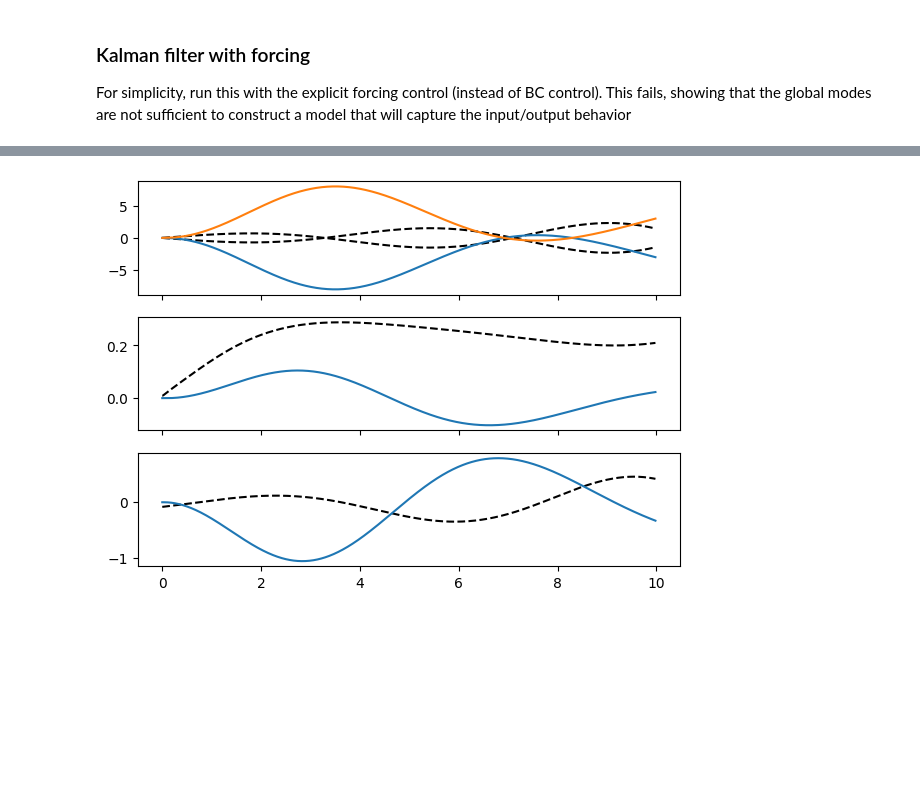
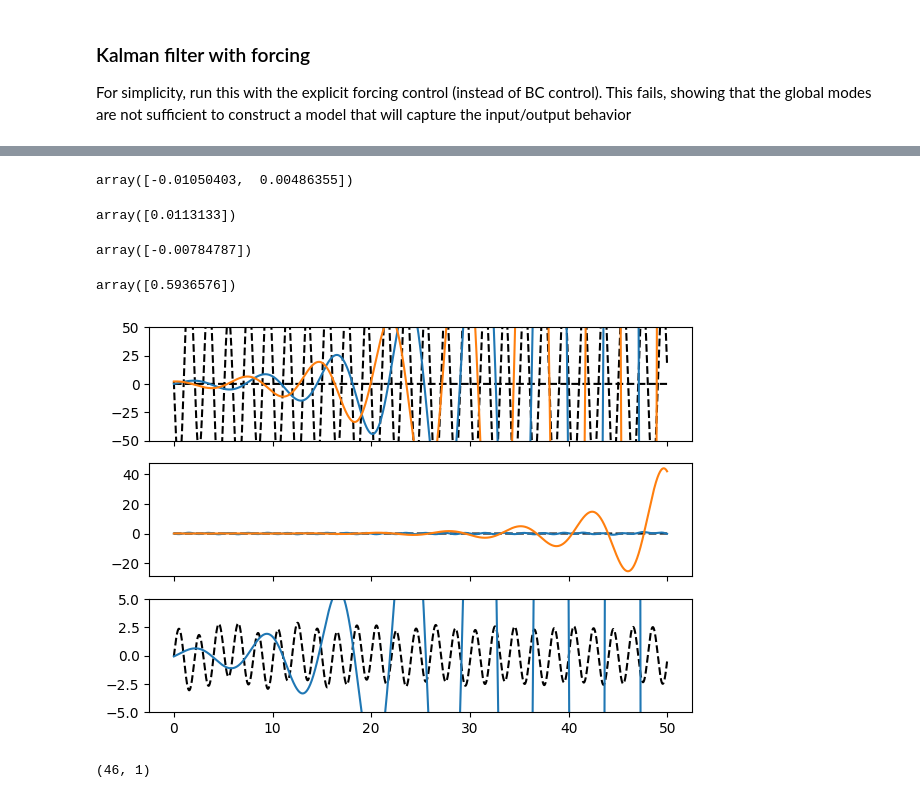
Before and after one commit to dynamicslab/hydrogym, a Jupyter notebook: examples/cylinder/model_reduction/global_proj.ipynb, the cells around one changed output, grey strips where cells are left out. Cells and saved outputs as stored; diff of their text form; code cells hidden in the pictures; blank space fills up the shorter version.

```diff
--- a/examples/cylinder/model_reduction/global_proj.ipynb
+++ b/examples/cylinder/model_reduction/global_proj.ipynb
@@ -630,7 +607,7 @@ plt.show()
 # T @ (W^T @ qC) and subtract it from the full flow field projection at each step
 
 zC = np.array([flow.inner_product(qC, W[j]) for j in range(r)])
-xC = -np.real(T_inv @ zC)
+xC = np.real(T_inv @ zC)
 
 # Second-order BDF time-stepping
 lin_flow = flow.linearize(qB)
@@ -665,8 +642,8 @@ for i in range(n_steps):
     # LQR control
     if i > 0:
         # Project the flow field onto the reduced basis
-        # z = np.array([flow.inner_product(flow.q, W[j]) for j in range(r)])
-        z = np.array([flow.inner_product(W[j], flow.q) for j in range(r)])
+        z = np.array([flow.inner_product(flow.q, W[j]) for j in range(r)])
+        # z = np.array([flow.inner_product(W[j], flow.q) for j in range(r)])
 
         # Transform to the real-valued reduced state space and offset by
         # the BC value to shift to the corresponding homogeneous solution
@@ -1036,13 +1036,70 @@ t=9.98, CL=0.2093, CD=-0.0000
+# %%
+C_hat[0, :2]
+# %% [output]
+array([-0.01050403,  0.00486355])
+# %%
+# Zero-order hold discretization
+A_kf = linalg.expm(A_hat * dt)
+B_kf = np.linalg.solve(A_hat, (A_kf - np.eye(r))) @ B_hat
+C_kf = C_hat
+D_kf = D_hat
+
+# Kalman filter design
+Qf = np.eye(r)
+Rf = 1e8 * np.eye(p)
+L, _, E = control.dlqr(A_kf.T, C_kf.T, Qf, Rf)
+L = L.T
+# print(L)
+# print(np.log(E) / dt)
+# %%
+idx = 1
+y[idx]
+# %% [output]
+array([0.0113133])
+# %%
+C_kf @ x[idx].real
+# %% [output]
+array([-0.00784787])
+# %%
+D_kf * u[idx]
+# %% [output]
+array([0.5936576])
 # %%
-t = np.arange(n_steps) * dt
+n_steps = len(t)
+z = np.zeros((n_steps, r), dtype=complex)  # Kalman filter estimate
+y_hat = np.zeros((n_steps, p))  # Kalman filter output
+
+for i in range(n_steps):
+
+    y_est = 0.0
+    if i > 0:
+        # Estimate using true projection.. this should match y[i] reasonably well
+        # provided the ROM is a good approximation
+        y_est = np.real(C_kf @ x[i-1] + D_kf * u[i-1])
+
+        y_hat[i] = np.real(C_kf @ z[i-1] + D_kf * u[i-1])
+        z[i] = A_kf @ z[i-1] - B_kf @ u[i-1] + L @ (y[i] - y_hat[i])
+
+        # z[i] = A_kf @ z[i-1] - B_kf @ u[i-1]
+
+    else:
+        z[i] = x[i]
+
 fig, ax = plt.subplots(3, 1, figsize=(7, 5), sharex=True)
 # ax.plot(t, CL_nat)
-ax[0].plot(t, np.imag(x[:, :2]), 'k--')
-ax[0].plot(t, np.imag(z[:, :2].conj()))
+ax[0].plot(t, np.real(x[:, :2]), 'k--')
+ax[0].plot(t, np.real(z[:, :2].conj()))
+ax[0].set_ylim([-50, 50])
 ax[1].plot(t, y, 'k--')
+ax[1].plot(t, x @ C_kf.T + D_kf * u)
 ax[1].plot(t, y_hat)
 ax[2].plot(t, x @ K.T, 'k--')
-ax[2].plot(t, z.conj() @ K.T)
+ax[2].plot(t, z @ K.T)
+ax[2].set_ylim([-5, 5])
 plt.show()
 # %% [output]
-[figure, old version]
+[figure, new version]
+# %%
+B_kf.shape
+# %% [output]
+(46, 1)
```
Also changed, not shown: parts of 32 cells of this notebook, 1 other file.
